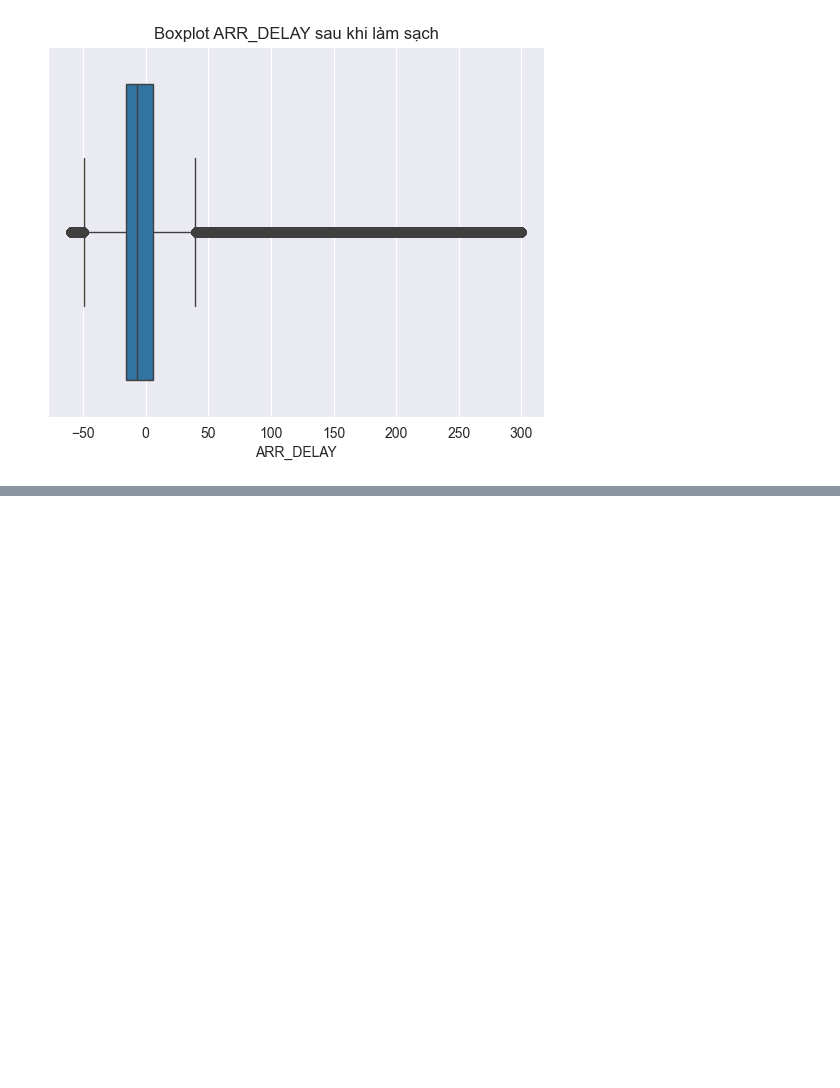
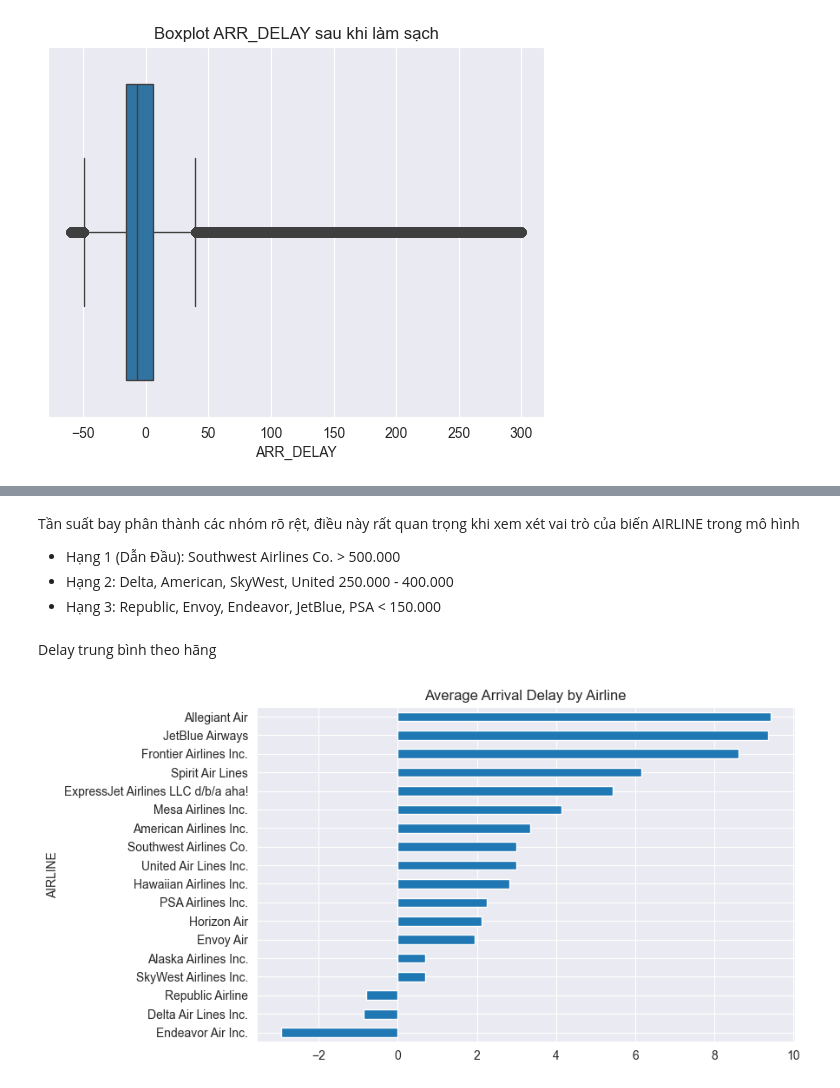
Before and after one commit to MinhPhi2504/IE313.Q12, a Jupyter notebook: flight.ipynb, the cells around one changed output, grey strips where cells are left out. Cells and saved outputs as stored; diff of their text form; code cells hidden in the pictures; blank space fills up the shorter version.

```diff
--- a/flight.ipynb
+++ b/flight.ipynb
@@ -29,0 +148,6 @@ df
+# %%
+# Lọc: Chỉ giữ lại chuyến bay KHÔNG bị hủy và KHÔNG chuyển hướng
+print(f"Kích thước DataFrame gốc: {len(df)}")
+df = df[(df['CANCELLED'] == 0.0) & (df['DIVERTED'] == 0.0)].copy()
+print("\n----------------- Sau khi Lọc dữ liệu ----------------------------------")
+print(f"Kích thước DataFrame đã lọc: {len(df)}")
@@ -565,0 +463,15 @@ plt.show()
+# %% [markdown]
+Tần suất bay phân thành các nhóm rõ rệt, điều này rất quan trọng khi xem xét vai trò của biến AIRLINE trong mô hình
+* Hạng 1 (Dẫn Đầu): Southwest Airlines Co. > 500.000
+* Hạng 2: Delta, American, SkyWest, United 250.000 - 400.000
+* Hạng 3: Republic, Envoy, Endeavor, JetBlue, PSA < 150.000
+# %% [markdown]
+Delay trung bình theo hãng
+# %%
+airline_delay = df.groupby("AIRLINE")["ARR_DELAY"].mean().sort_values()
+plt.figure(figsize=(8,5))
+airline_delay.plot(kind="barh")
+plt.title("Average Arrival Delay by Airline")
+plt.show()
+# %% [output]
+[figure, added]
```
Also changed, not shown: parts of 141 cells of this notebook.
